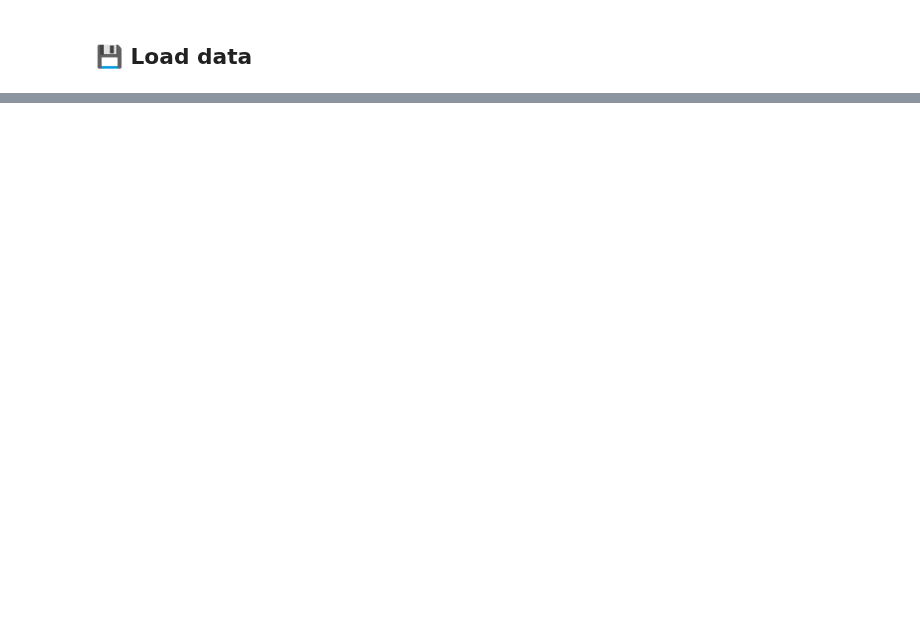
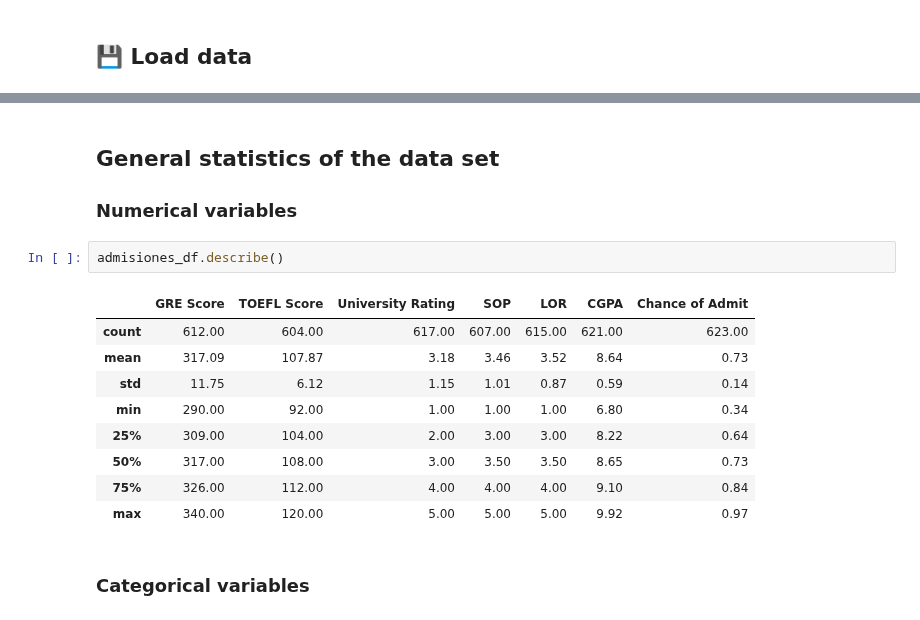
Before and after one commit to mangel477/Admisiones-predict-project, a Jupyter notebook: notebooks/3-analysis/03.Analisis-multivariable-MATR-2026-08-20.ipynb, the cells around one changed output, grey strips where cells are left out. Cells and saved outputs as stored; diff of their text form; blank space fills up the shorter version.

```diff
--- a/notebooks/3-analysis/03.Analisis-multivariable-MATR-2026-08-20.ipynb
+++ b/notebooks/3-analysis/03.Analisis-multivariable-MATR-2026-08-20.ipynb
@@ -34,0 +92,17 @@ From the results obtained, what ideas or proposals can be generated to continue
+# %% [markdown]
+## General statistics of the data set
+### Numerical variables
+# %%
+admisiones_df.describe()
+# %% [output]
+|  | GRE Score | TOEFL Score | University Rating | SOP | LOR | CGPA | Chance of Admit |
+| count | 612.00 | 604.00 | 617.00 | 607.00 | 615.00 | 621.00 | 623.00 |
+| mean | 317.09 | 107.87 | 3.18 | 3.46 | 3.52 | 8.64 | 0.73 |
+| std | 11.75 | 6.12 | 1.15 | 1.01 | 0.87 | 0.59 | 0.14 |
+| min | 290.00 | 92.00 | 1.00 | 1.00 | 1.00 | 6.80 | 0.34 |
+| 25% | 309.00 | 104.00 | 2.00 | 3.00 | 3.00 | 8.22 | 0.64 |
+| 50% | 317.00 | 108.00 | 3.00 | 3.50 | 3.50 | 8.65 | 0.73 |
+| 75% | 326.00 | 112.00 | 4.00 | 4.00 | 4.00 | 9.10 | 0.84 |
+| max | 340.00 | 120.00 | 5.00 | 5.00 | 5.00 | 9.92 | 0.97 |
+# %% [markdown]
+### Categorical variables
```
Also changed, not shown: parts of 38 cells of this notebook, 1 other file.
